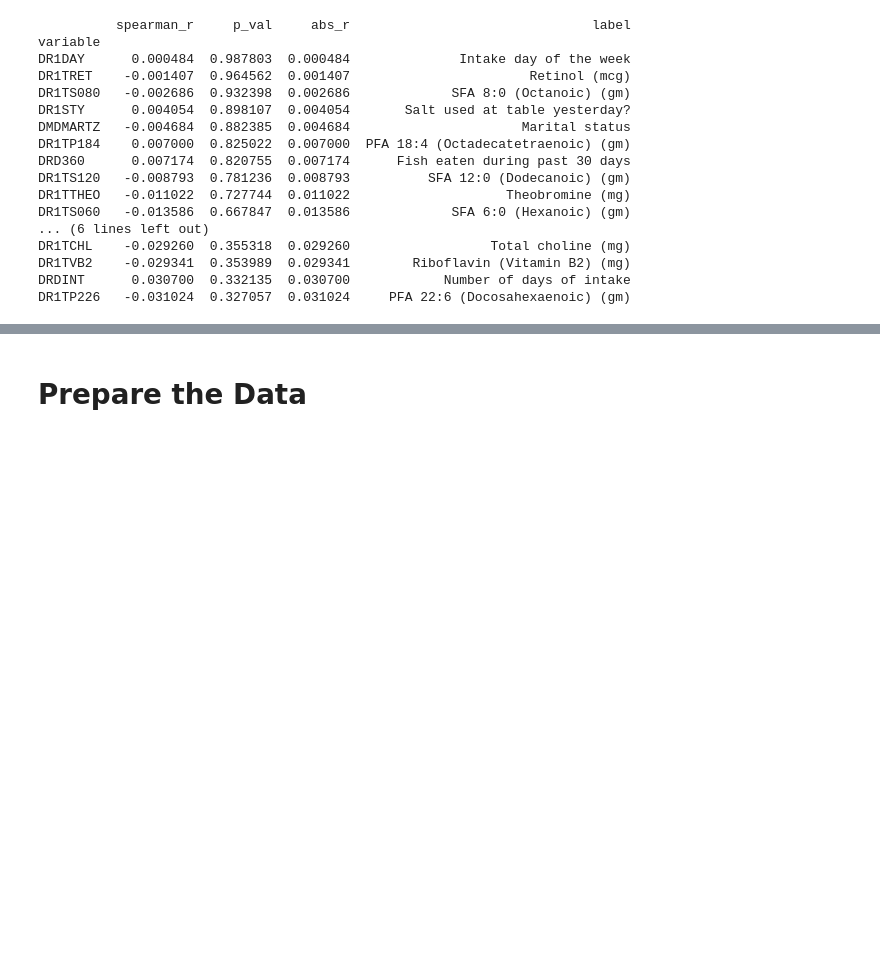
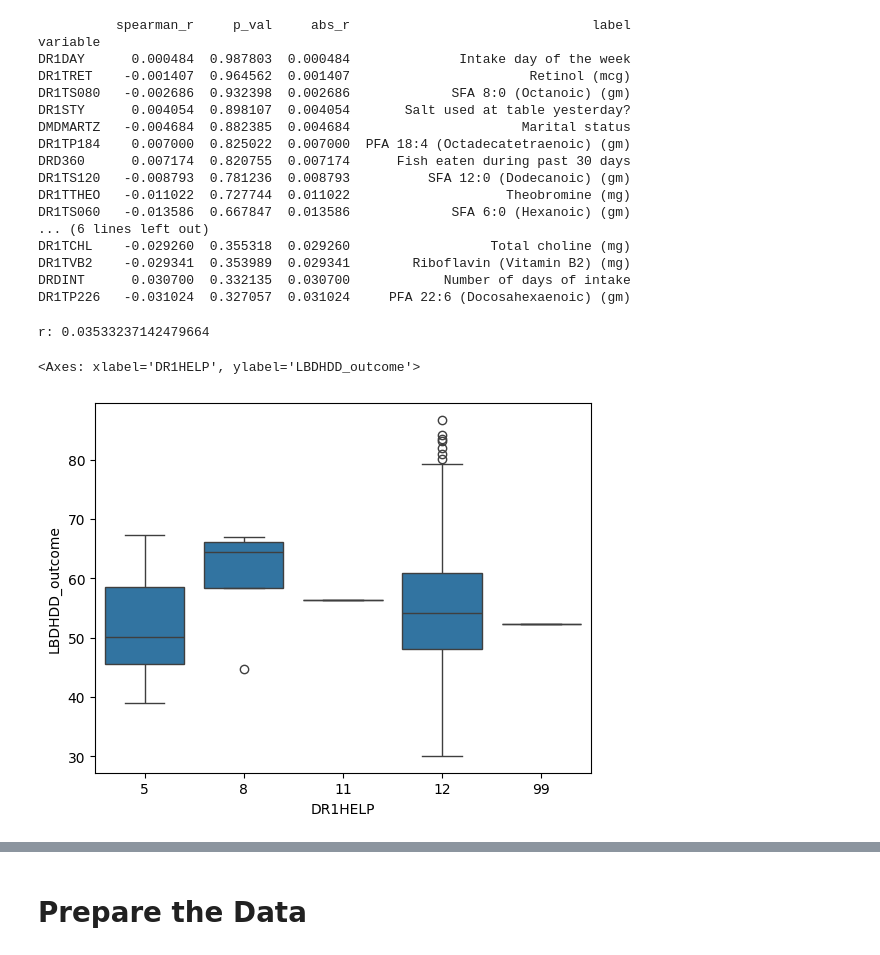
Before and after one commit to mandiiiwu/asa_challenge, a Jupyter notebook: deepnote/asa_challenge/notebook.ipynb, the cells around one changed output, grey strips where cells are left out. Cells and saved outputs as stored; diff of their text form; code cells hidden in the pictures; blank space fills up the shorter version.

```diff
--- a/deepnote/asa_challenge/notebook.ipynb
+++ b/deepnote/asa_challenge/notebook.ipynb
@@ -334,6 +334,20 @@ DR1TP226   -0.031024  0.327057  0.031024     PFA 22:6 (Docosahexaenoic) (gm)
 drop_cols.append('Unnamed: 0',)
 drop2 = temp.head(20).index.to_list()
 drop_cols += drop2
+# %%
+# variable DR1HELP seemed weird when we checked value_counts. lets check a little more closely
+
+r, _ = spearmanr(train['DR1HELP'], train['LBDHDD_outcome'])
+print(f'r: {r}')
+
+# since its categorical, lets use box plot
+sb.boxplot(data=train, x='DR1HELP', y='LBDHDD_outcome')
+
+# very
+# %% [output]
+r: 0.03533237142479664
+<Axes: xlabel='DR1HELP', ylabel='LBDHDD_outcome'>
+[figure, added]
 # %%
 train.head()
 # %% [output]
```
